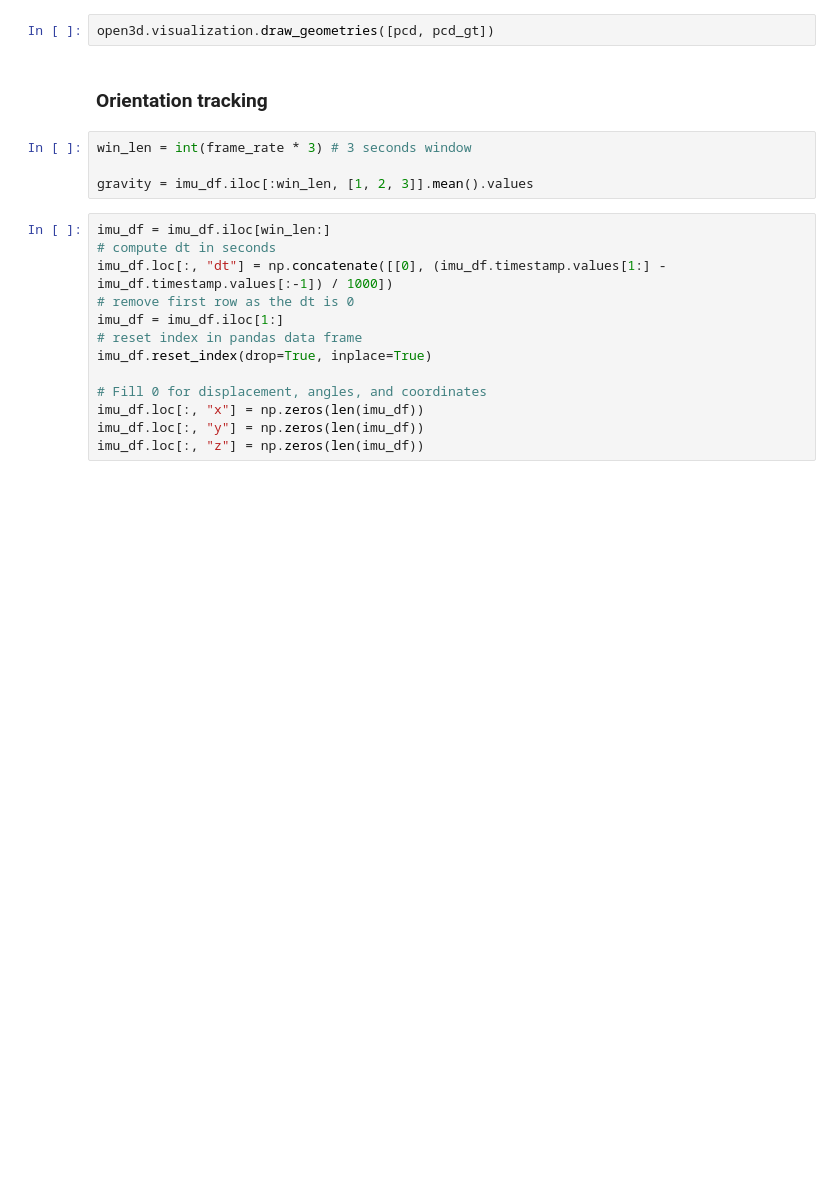
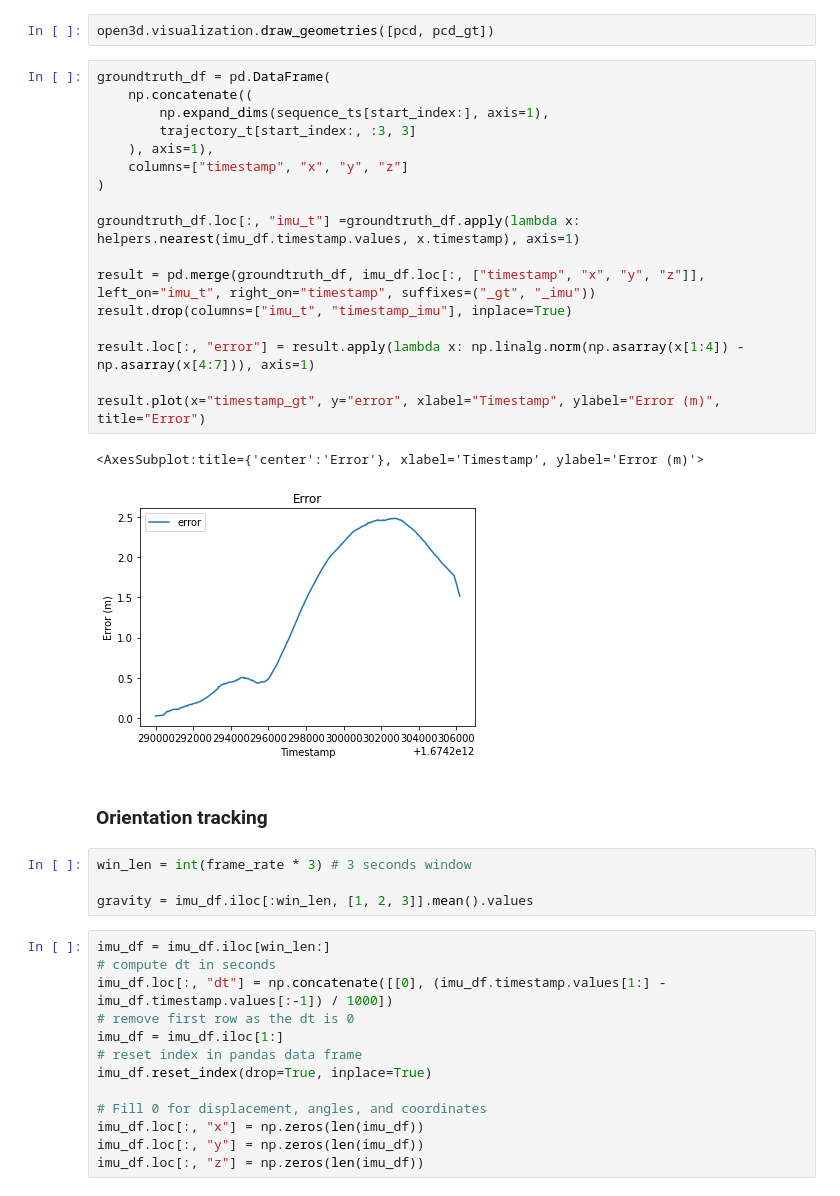
Before and after one commit to localization-as-a-service/local-registration, a Jupyter notebook: imu_trajectory_estimation.ipynb, the cells around one changed output. Cells and saved outputs as stored; diff of their text form; blank space fills up the shorter version.

Commit message:
error calculation

```diff
--- a/imu_trajectory_estimation.ipynb
+++ b/imu_trajectory_estimation.ipynb
@@ -211,6 +228,26 @@ IMU Distance:  11.454788621944491
 GT Distance:  10.158485928655006
 # %%
 open3d.visualization.draw_geometries([pcd, pcd_gt])
+# %%
+groundtruth_df = pd.DataFrame(
+    np.concatenate((
+        np.expand_dims(sequence_ts[start_index:], axis=1),
+        trajectory_t[start_index:, :3, 3]
+    ), axis=1),
+    columns=["timestamp", "x", "y", "z"]
+)
+
+groundtruth_df.loc[:, "imu_t"] =groundtruth_df.apply(lambda x: helpers.nearest(imu_df.timestamp.values, x.timestamp), axis=1)
+
+result = pd.merge(groundtruth_df, imu_df.loc[:, ["timestamp", "x", "y", "z"]], left_on="imu_t", right_on="timestamp", suffixes=("_gt", "_imu"))
+result.drop(columns=["imu_t", "timestamp_imu"], inplace=True)
+
+result.loc[:, "error"] = result.apply(lambda x: np.linalg.norm(np.asarray(x[1:4]) - np.asarray(x[4:7])), axis=1)
+
+result.plot(x="timestamp_gt", y="error", xlabel="Timestamp", ylabel="Error (m)", title="Error")
+# %% [output]
+<AxesSubplot:title={'center':'Error'}, xlabel='Timestamp', ylabel='Error (m)'>
+[figure, added]
 # %% [markdown]
 ### Orientation tracking
 # %%
```
Also changed, not shown: parts of 6 cells of this notebook, 2 other files.
